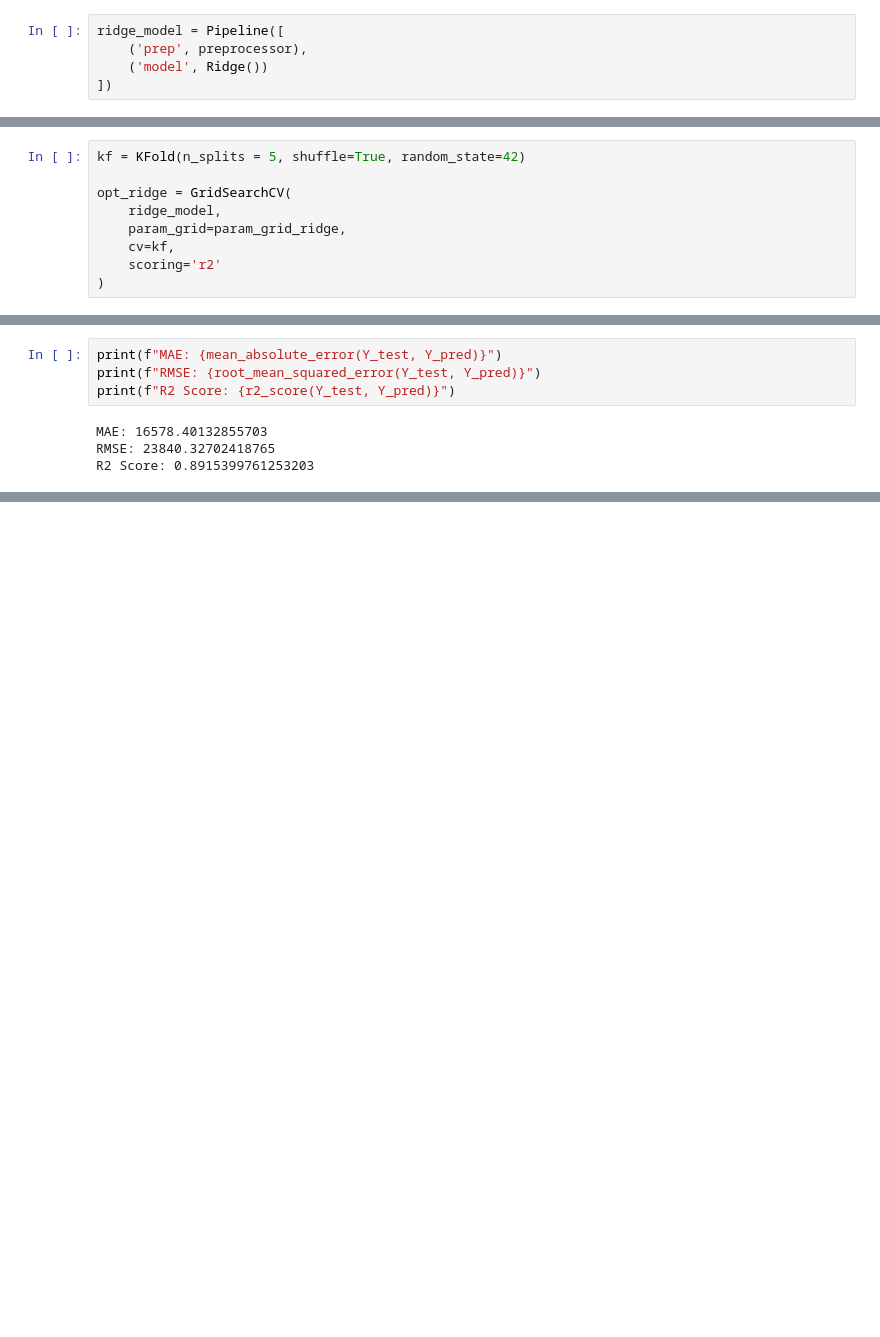
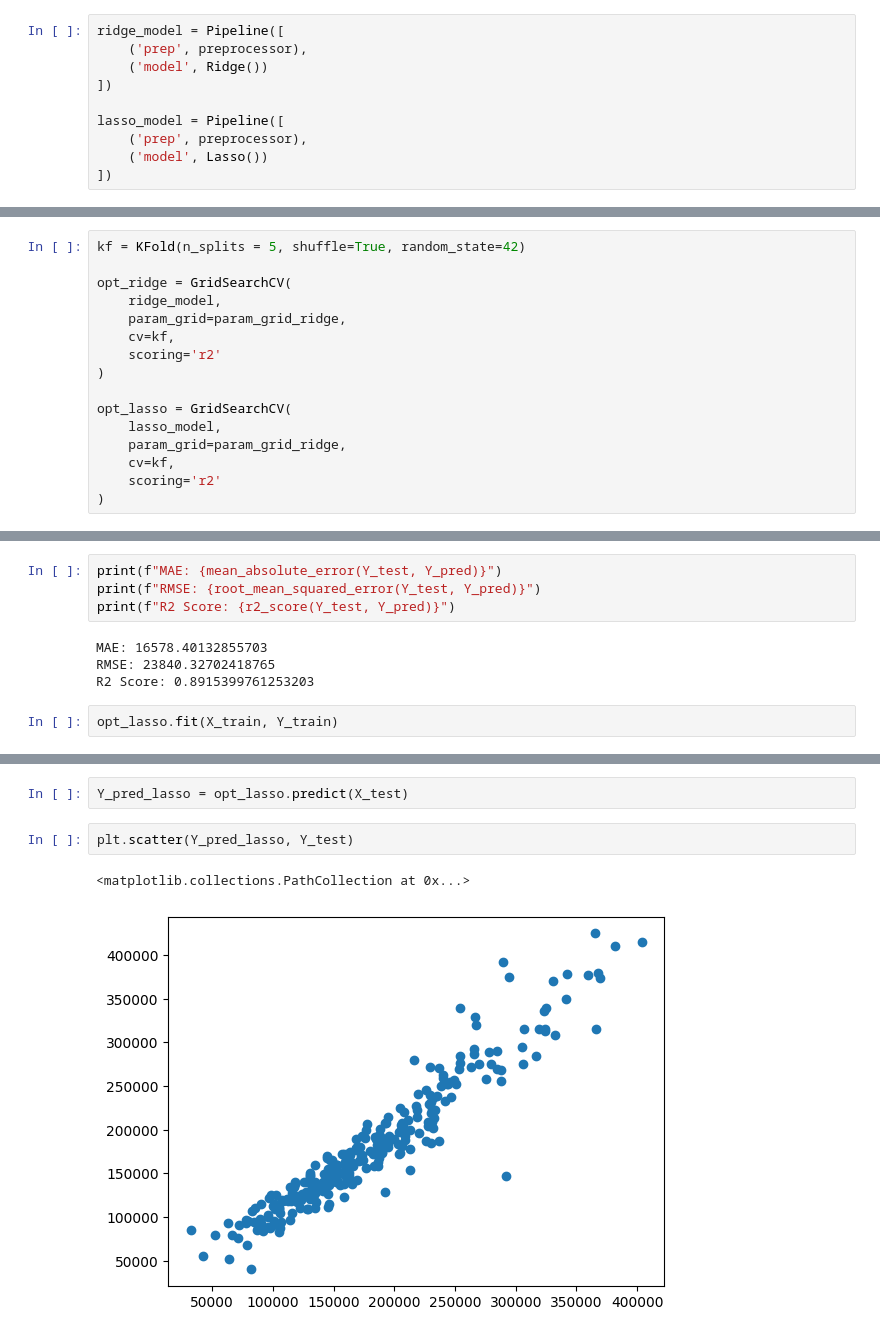
Before and after one commit to PrasunBanerjee04/TechnicalNotes, a Jupyter notebook: regression_sklearn.ipynb, the cells around one changed output, grey strips where cells are left out. Cells and saved outputs as stored; diff of their text form; blank space fills up the shorter version.

```diff
--- a/regression_sklearn.ipynb
+++ b/regression_sklearn.ipynb
@@ -165,6 +165,11 @@ ridge_model = Pipeline([
     ('prep', preprocessor),
     ('model', Ridge())
 ])
+
+lasso_model = Pipeline([
+    ('prep', preprocessor),
+    ('model', Lasso())
+])
 # %%
 ## hyperparameter values
 param_grid_ridge = {
@@ -179,6 +184,13 @@ opt_ridge = GridSearchCV(
     cv=kf,
     scoring='r2'
 )
+
+opt_lasso = GridSearchCV(
+    lasso_model,
+    param_grid=param_grid_ridge,
+    cv=kf,
+    scoring='r2'
+)
 # %%
 X, Y = df.drop(columns=['SalePrice']), df['SalePrice']
 X_train, X_test, Y_train, Y_test = train_test_split(X, Y, test_size=0.2)
@@ -228,3 +240,5 @@ print(f"R2 Score: {r2_score(Y_test, Y_pred)}")
 MAE: 16578.40132855703
 RMSE: 23840.32702418765
 R2 Score: 0.8915399761253203
+# %%
+opt_lasso.fit(X_train, Y_train)
@@ -230,0 +263,7 @@ R2 Score: 0.8915399761253203
+# %%
+Y_pred_lasso = opt_lasso.predict(X_test)
+# %%
+plt.scatter(Y_pred_lasso, Y_test)
+# %% [output]
+<matplotlib.collections.PathCollection at 0x...>
+[figure, added]
```
Also changed, not shown: parts of 2 cells of this notebook, 1 other file.
